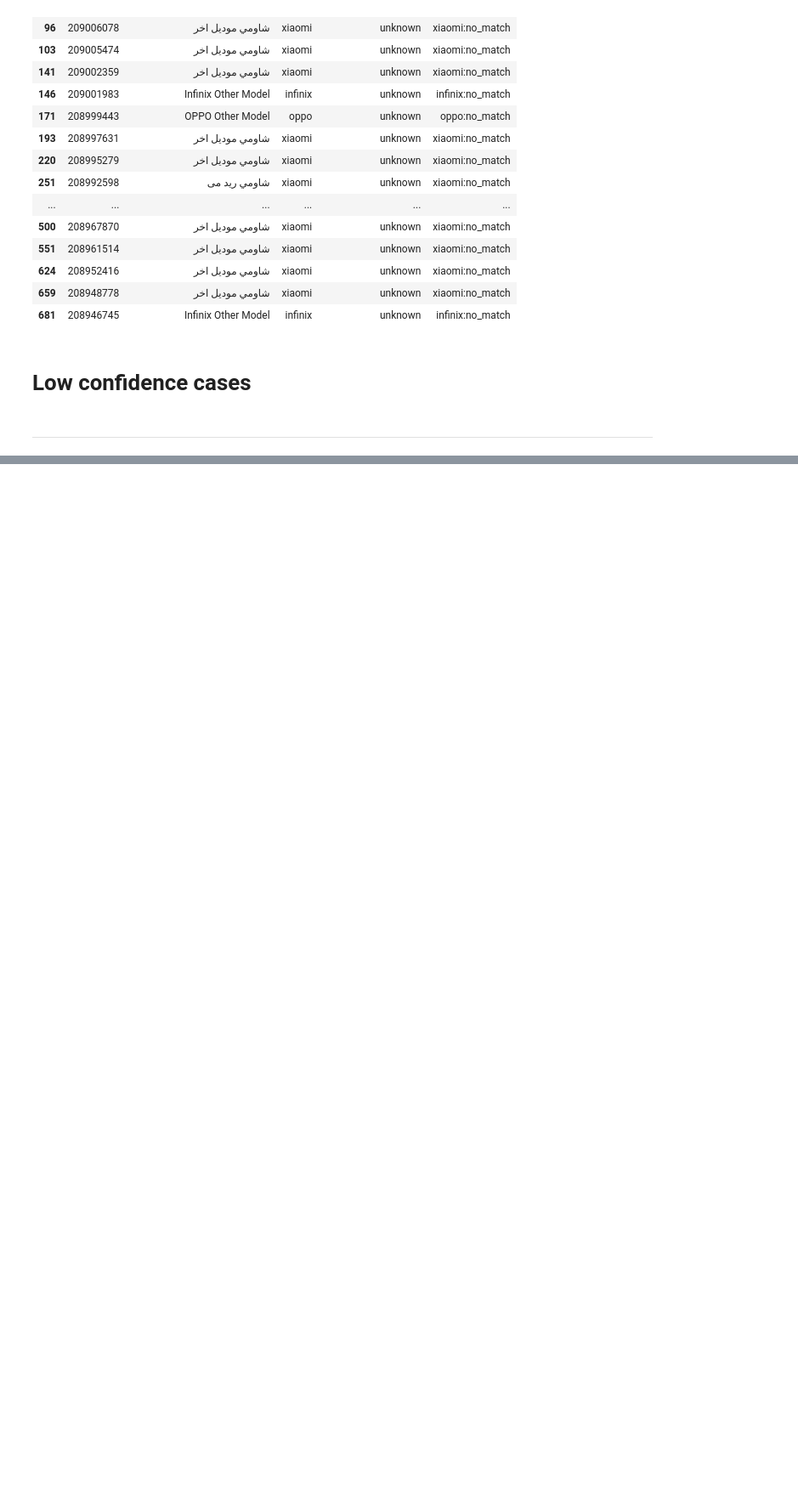
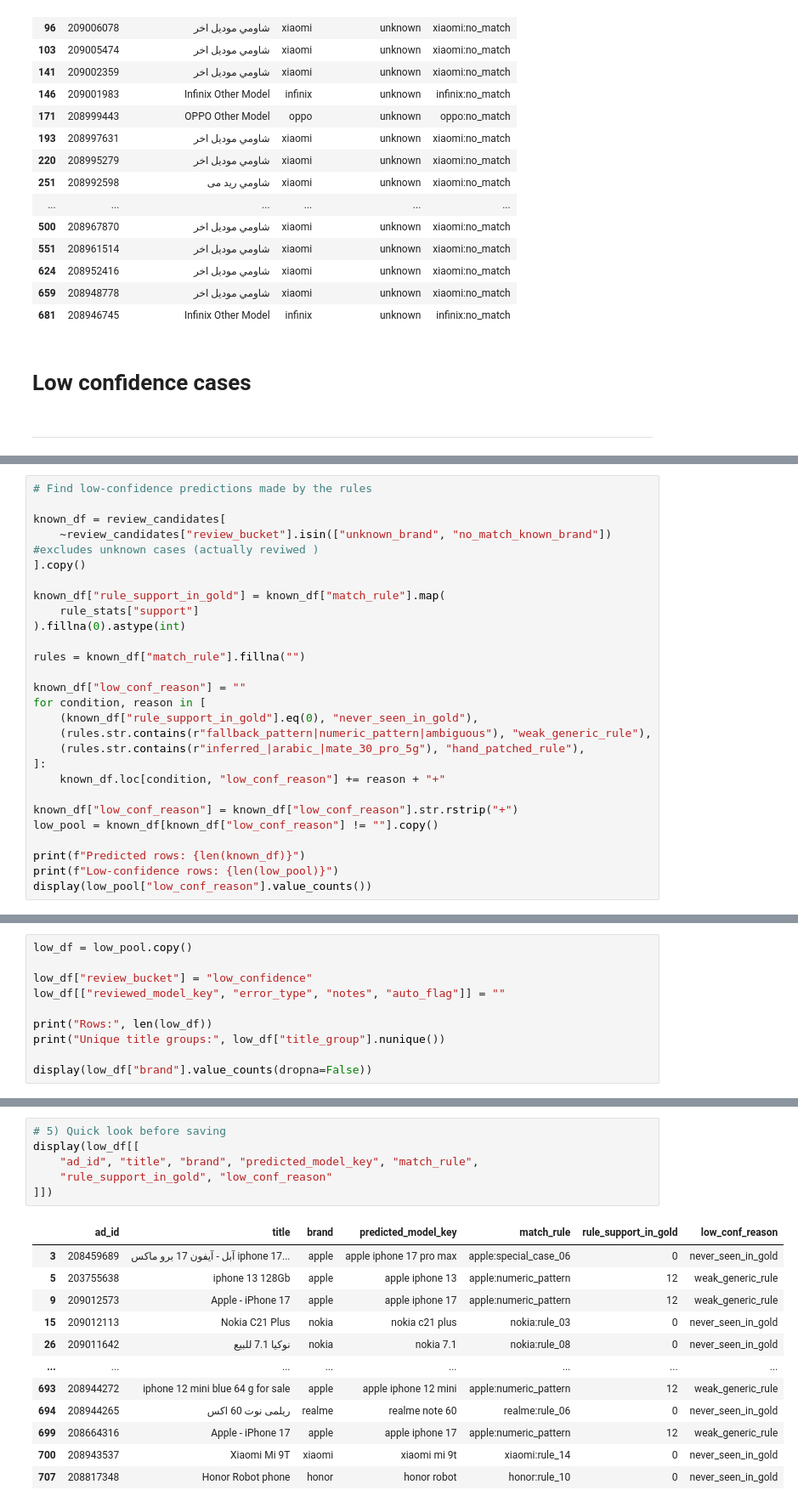
Before and after one commit to Fadwa-mahmoud/DEPI-GRADUATION-PROJECT, a Jupyter notebook: notebooks/05_hand_review_unknown_cases.ipynb, the cells around one changed output, grey strips where cells are left out. Shown at 85% size. Saved outputs shown, nothing was run; the diff lists cells and outputs as text; blank space fills up the shorter version.

Commit message:
Update manual review notebook and model keys

```diff
--- a/notebooks/05_hand_review_unknown_cases.ipynb
+++ b/notebooks/05_hand_review_unknown_cases.ipynb
@@ -374,0 +401,27 @@ Number of no-match cases: 31
+# %%
+# Find low-confidence predictions made by the rules
+
+known_df = review_candidates[
+    ~review_candidates["review_bucket"].isin(["unknown_brand", "no_match_known_brand"])  #excludes unknown cases (actually reviwed )
+].copy()
+
+known_df["rule_support_in_gold"] = known_df["match_rule"].map(
+    rule_stats["support"]
+).fillna(0).astype(int)
+
+rules = known_df["match_rule"].fillna("")
+
+known_df["low_conf_reason"] = ""
+for condition, reason in [
+    (known_df["rule_support_in_gold"].eq(0), "never_seen_in_gold"),
+    (rules.str.contains(r"fallback_pattern|numeric_pattern|ambiguous"), "weak_generic_rule"),
+    (rules.str.contains(r"inferred_|arabic_|mate_30_pro_5g"), "hand_patched_rule"),
+]:
+    known_df.loc[condition, "low_conf_reason"] += reason + "+"
+
+known_df["low_conf_reason"] = known_df["low_conf_reason"].str.rstrip("+")
+low_pool = known_df[known_df["low_conf_reason"] != ""].copy()
+
+print(f"Predicted rows: {len(known_df)}")
+print(f"Low-confidence rows: {len(low_pool)}")
+display(low_pool["low_conf_reason"].value_counts())
@@ -374,0 +435,10 @@ Number of no-match cases: 31
+# %%
+low_df = low_pool.copy()
+
+low_df["review_bucket"] = "low_confidence"
+low_df[["reviewed_model_key", "error_type", "notes", "auto_flag"]] = ""
+
+print("Rows:", len(low_df))
+print("Unique title groups:", low_df["title_group"].nunique())
+
+display(low_df["brand"].value_counts(dropna=False))
@@ -374,0 +467,19 @@ Number of no-match cases: 31
+# %%
+# 5) Quick look before saving
+display(low_df[[
+    "ad_id", "title", "brand", "predicted_model_key", "match_rule",
+    "rule_support_in_gold", "low_conf_reason"
+]])
+# %% [output]
+|  | ad_id | title | brand | predicted_model_key | match_rule | rule_support_in_gold | low_conf_reason |
+| 3 | 208459689 | آبل - آيفون 17 برو ماكس iphone 17... | apple | apple iphone 17 pro max | apple:special_case_06 | 0 | never_seen_in_gold |
+| 5 | 203755638 | iphone 13 128Gb | apple | apple iphone 13 | apple:numeric_pattern | 12 | weak_generic_rule |
+| 9 | 209012573 | Apple - iPhone 17 | apple | apple iphone 17 | apple:numeric_pattern | 12 | weak_generic_rule |
+| 15 | 209012113 | Nokia C21 Plus | nokia | nokia c21 plus | nokia:rule_03 | 0 | never_seen_in_gold |
+| 26 | 209011642 | نوكيا 7.1 للبيع | nokia | nokia 7.1 | nokia:rule_08 | 0 | never_seen_in_gold |
+| ... | ... | ... | ... | ... | ... | ... | ... |
+| 693 | 208944272 | iphone 12 mini blue 64 g for sale | apple | apple iphone 12 mini | apple:numeric_pattern | 12 | weak_generic_rule |
+| 694 | 208944265 | ريلمى نوت 60 اكس | realme | realme note 60 | realme:rule_06 | 0 | never_seen_in_gold |
+| 699 | 208664316 | Apple - iPhone 17 | apple | apple iphone 17 | apple:numeric_pattern | 12 | weak_generic_rule |
+| 700 | 208943537 | Xiaomi Mi 9T | xiaomi | xiaomi mi 9t | xiaomi:rule_14 | 0 | never_seen_in_gold |
+| 707 | 208817348 | Honor Robot phone | honor | honor robot | honor:rule_10 | 0 | never_seen_in_gold |
```
Also changed, not shown: parts of 13 cells of this notebook, 1 other file.
